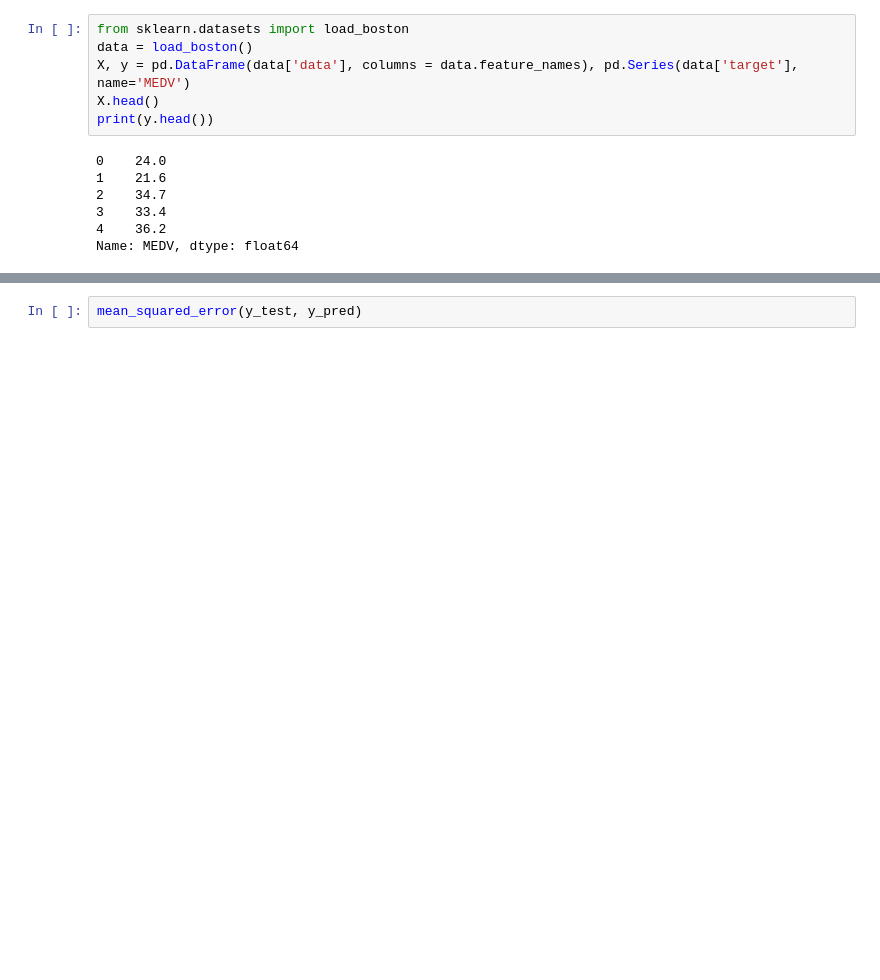
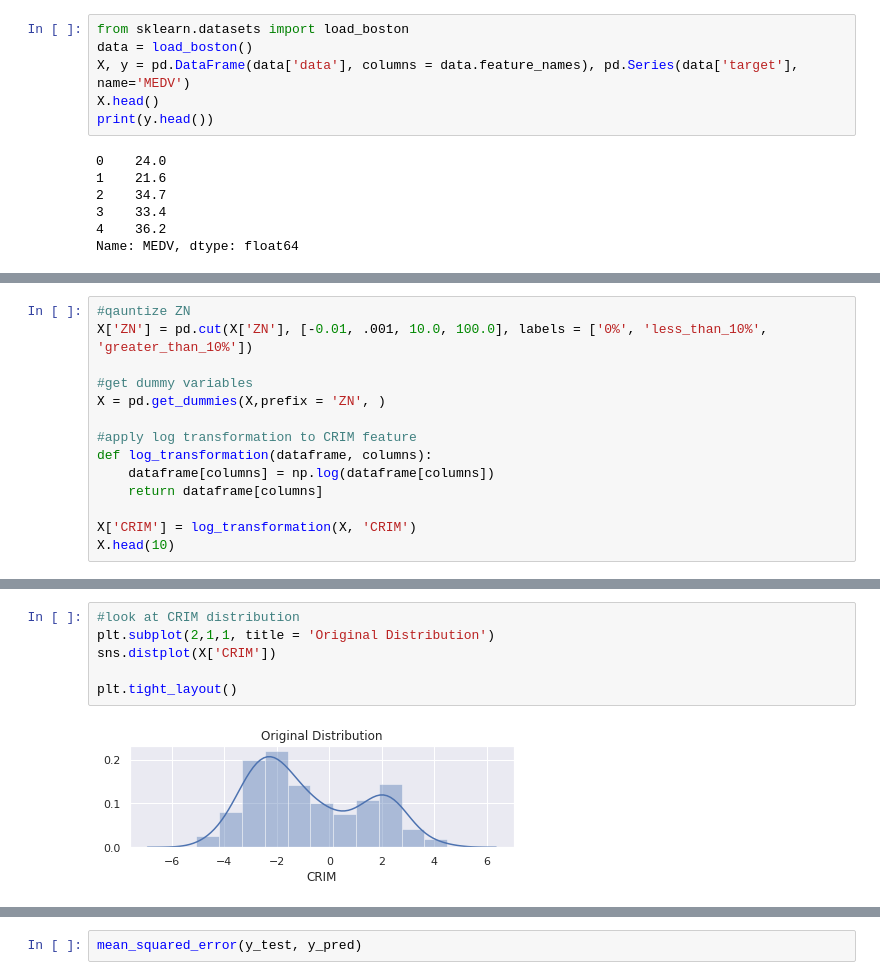
Before and after one commit to khickey25/Capstone-Project, a Jupyter notebook: Homes/Untitled.ipynb, the cells around one changed output, grey strips where cells are left out. Cells and saved outputs as stored; diff of their text form; blank space fills up the shorter version.

```diff
--- a/Homes/Untitled.ipynb
+++ b/Homes/Untitled.ipynb
@@ -48,0 +93,14 @@ X.head()
+# %%
+#qauntize ZN
+X['ZN'] = pd.cut(X['ZN'], [-0.01, .001, 10.0, 100.0], labels = ['0%', 'less_than_10%', 'greater_than_10%'])
+
+#get dummy variables
+X = pd.get_dummies(X,prefix = 'ZN', )
+
+#apply log transformation to CRIM feature
+def log_transformation(dataframe, columns):
+    dataframe[columns] = np.log(dataframe[columns])
+    return dataframe[columns]
+
+X['CRIM'] = log_transformation(X, 'CRIM')
+X.head(10)
@@ -48,0 +119,8 @@ X.head()
+# %%
+#look at CRIM distribution
+plt.subplot(2,1,1, title = 'Original Distribution')
+sns.distplot(X['CRIM'])
+
+plt.tight_layout()
+# %% [output]
+[figure, added]
```
Also changed, not shown: parts of 24 cells of this notebook, 2 other files.
